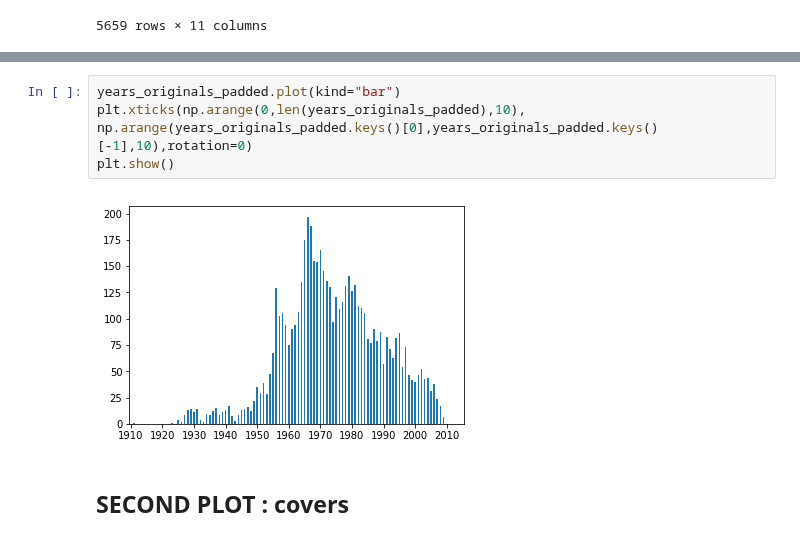
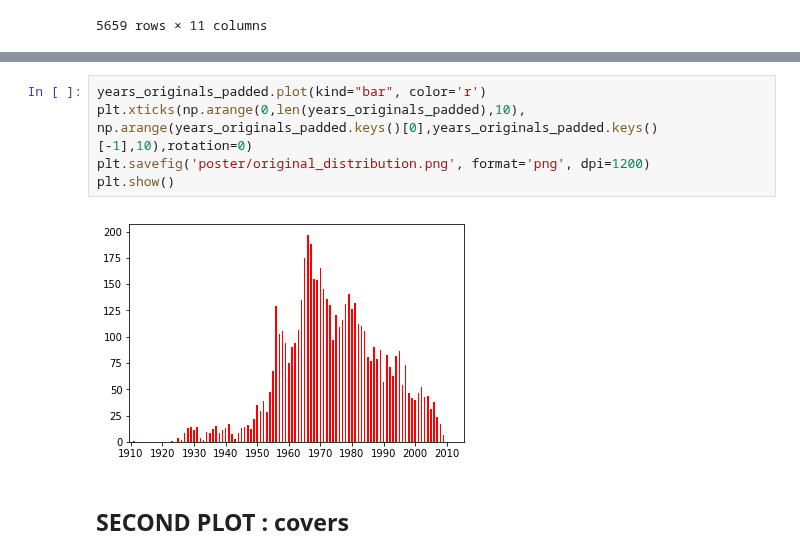
Before and after one commit to padesplaces/ada2017, a Jupyter notebook: project/poster.ipynb, the cells around one changed output, grey strips where cells are left out. Saved outputs shown, nothing was run; the diff lists cells and outputs as text.

```diff
--- a/project/poster.ipynb
+++ b/project/poster.ipynb
@@ -122,11 +122,12 @@ years_originals_padded
 2015     0
 Name: year, Length: 106, dtype: int64
 # %%
-years_originals_padded.plot(kind="bar")
+years_originals_padded.plot(kind="bar", color='r')
 plt.xticks(np.arange(0,len(years_originals_padded),10), np.arange(years_originals_padded.keys()[0],years_originals_padded.keys()[-1],10),rotation=0)
+plt.savefig('poster/original_distribution.png', format='png', dpi=1200)
 plt.show()
 # %% [output]
-[figure, old version]
+[figure, new version]
 # %% [markdown]
 ## SECOND PLOT : covers
 # %%
```
Also changed, not shown: parts of 5 cells of this notebook, 4 other files.
